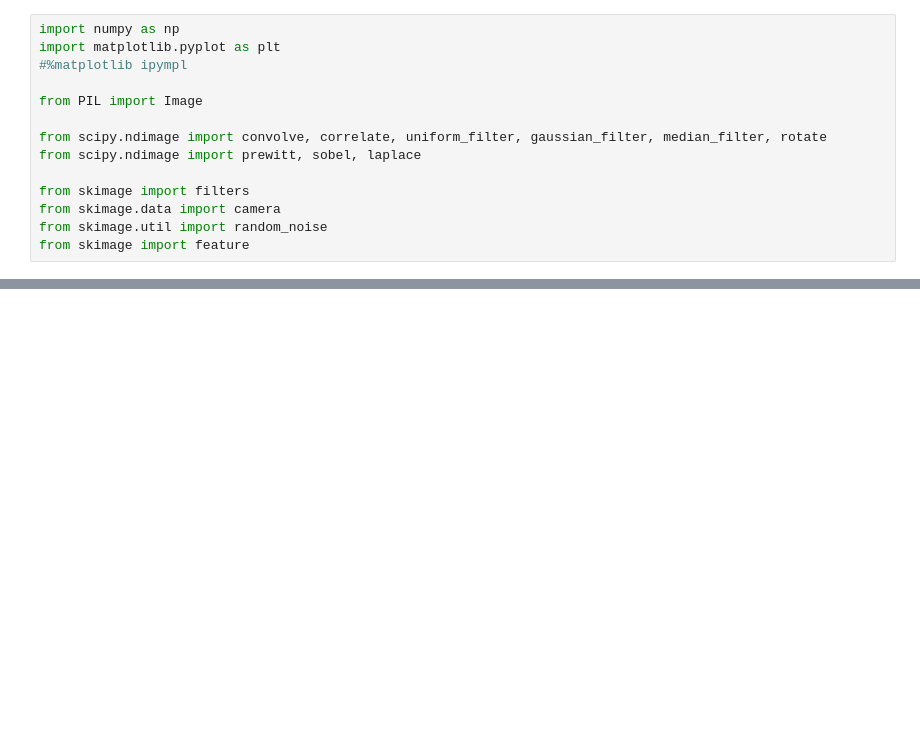
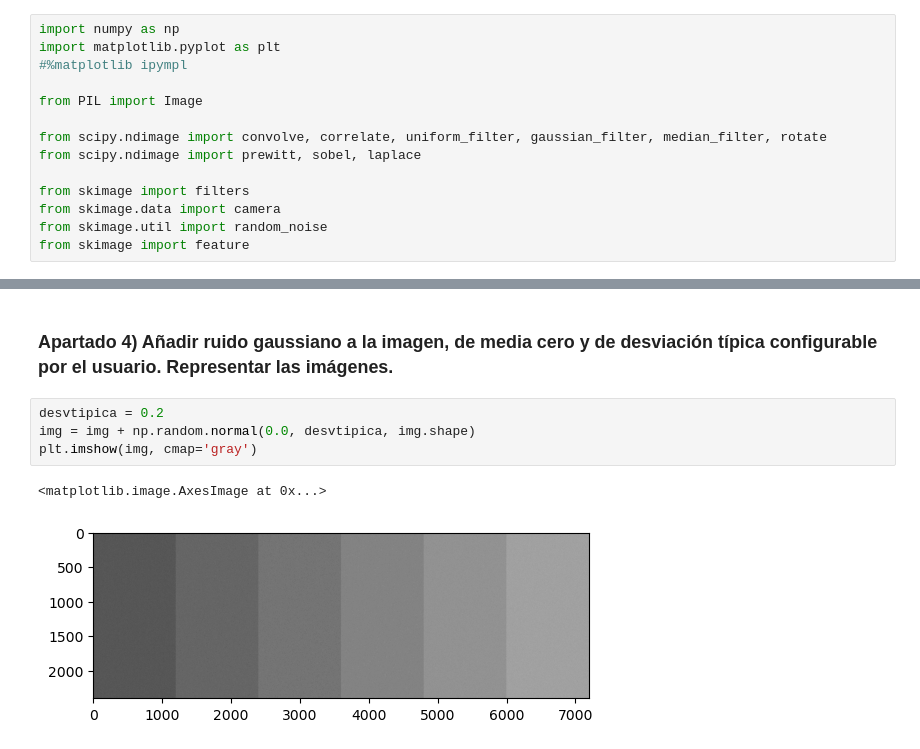
Before and after one commit to andres-rguez/TIV-demo, a Jupyter notebook: Practica_2_AndresRodriguezRamirez.ipynb, the cells around one changed output, grey strips where cells are left out. Drawn from its saved outputs; the diff is of its cells as text; blank space fills up the shorter version.

```diff
--- a/Practica_2_AndresRodriguezRamirez.ipynb
+++ b/Practica_2_AndresRodriguezRamirez.ipynb
@@ -41,0 +58,9 @@ plt.imshow(img_prewitt/img_prewitt.max(), cmap='gray')
+# %% [markdown]
+### Apartado 4) Añadir ruido gaussiano a la imagen, de media cero y de desviación típica configurable por el usuario. Representar las imágenes.
+# %%
+desvtipica = 0.2
+img = img + np.random.normal(0.0, desvtipica, img.shape)
+plt.imshow(img, cmap='gray')
+# %% [output]
+<matplotlib.image.AxesImage at 0x...>
+[figure, added]
```
Also changed, not shown: parts of 21 cells of this notebook.
